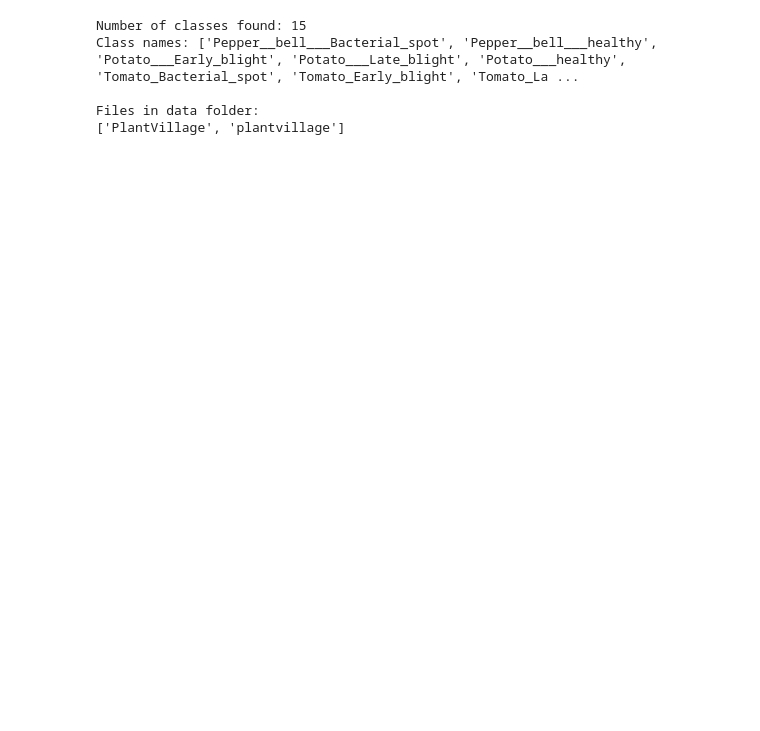
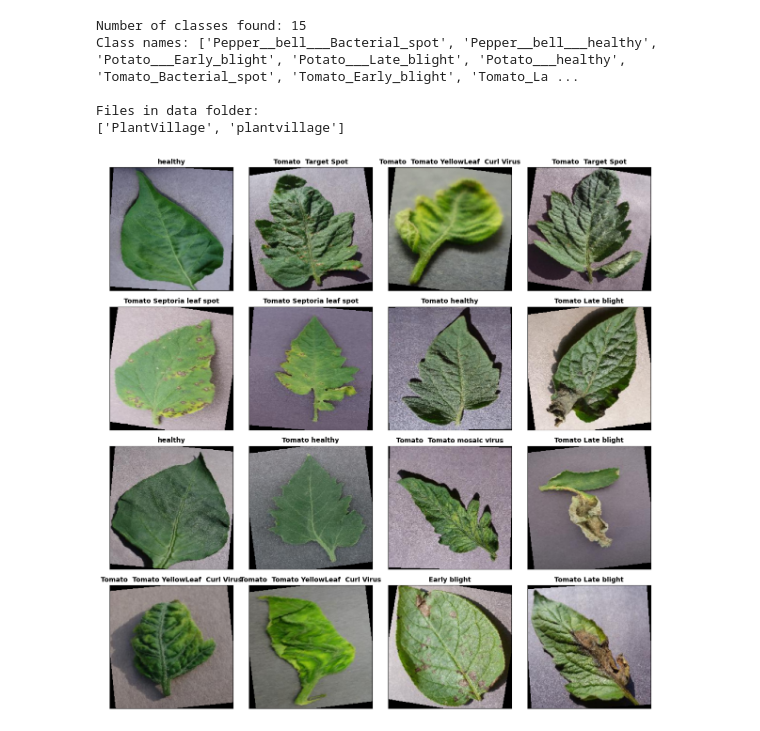
Before and after one commit to SelenArikan/Plant, a Jupyter notebook: Plant.ipynb, the cells around one changed output. Saved outputs shown, nothing was run; the diff lists cells and outputs as text; code cells hidden in the pictures; blank space fills up the shorter version.

```diff
--- a/Plant.ipynb
+++ b/Plant.ipynb
@@ -354,3 +348,38 @@ Class names: ['Pepper__bell___Bacterial_spot', 'Pepper__bell___healthy', 'Potato
 
 Files in data folder:
 ['PlantVillage', 'plantvillage']
+# %%
+import matplotlib.pyplot as plt
+import numpy as np
+import torchvision
+
+def imshow_grid(inp, title=None):
+    mean = np.array([0.485, 0.456, 0.406])
+    std = np.array([0.229, 0.224, 0.225])
+    inp = inp.numpy().transpose((1, 2, 0))
+    inp = std * inp + mean
+    inp = np.clip(inp, 0, 1)
+    return inp
+
+images, labels = next(iter(train_loader))
+num_images = 16
+images = images[:num_images]
+labels = labels[:num_images]
+
+fig = plt.figure(figsize=(12, 12))
+
+for idx in range(num_images):
+    ax = fig.add_subplot(4, 4, idx + 1, xticks=[], yticks=[])
+    img = imshow_grid(images[idx])
+    plt.imshow(img)
+
+    class_name = full_dataset.classes[labels[idx]]
+    clean_name = class_name.split('___')[-1].replace('_', ' ')
+
+    ax.set_title(clean_name, fontsize=10, color='black', weight='bold')
+
+plt.tight_layout()
+plt.savefig('dataset_samples.png', dpi=300, bbox_inches='tight')
+plt.show()
+# %% [output]
+[figure, added]
```
Also changed, not shown: parts of 10 cells of this notebook.
